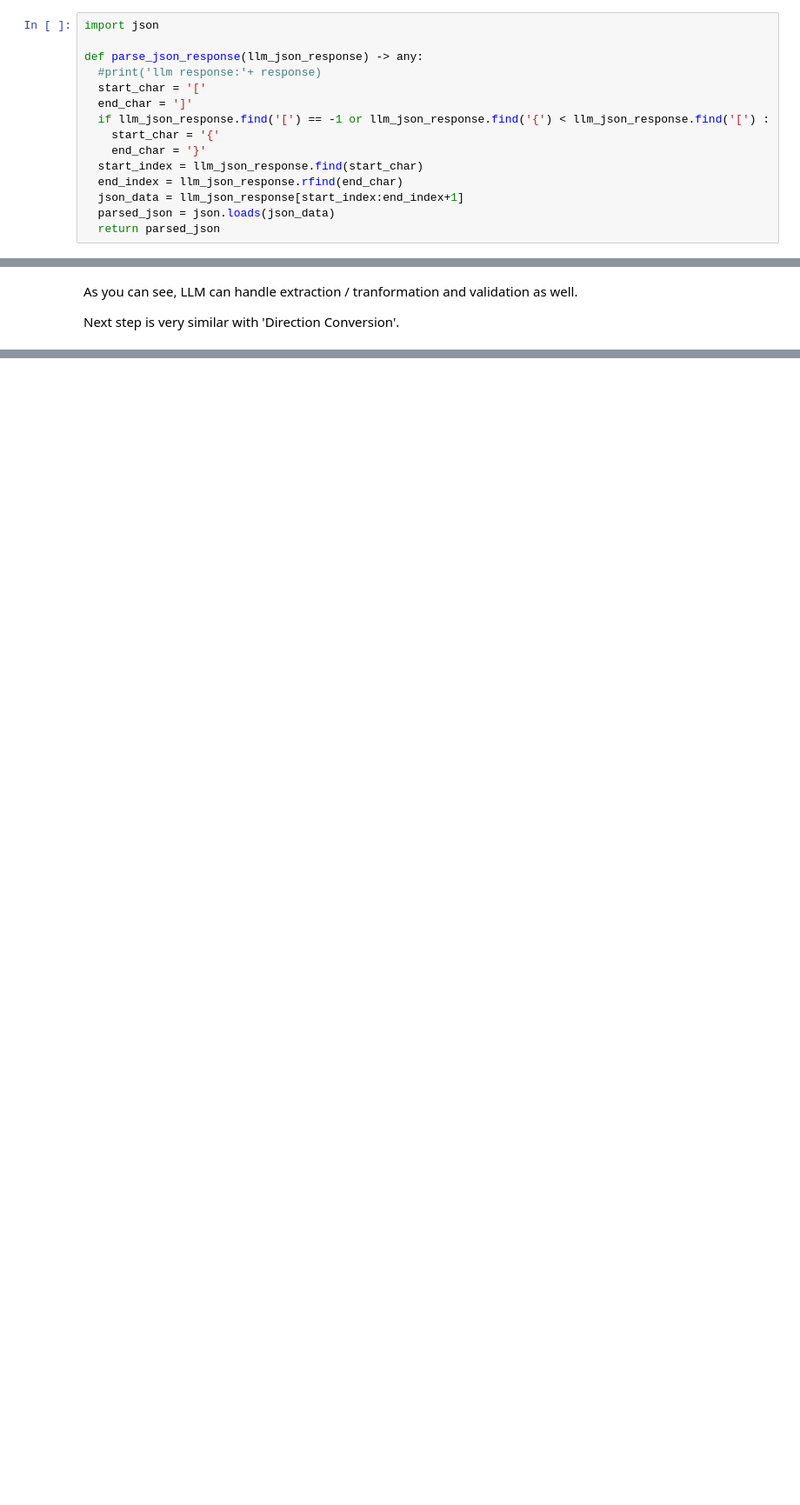
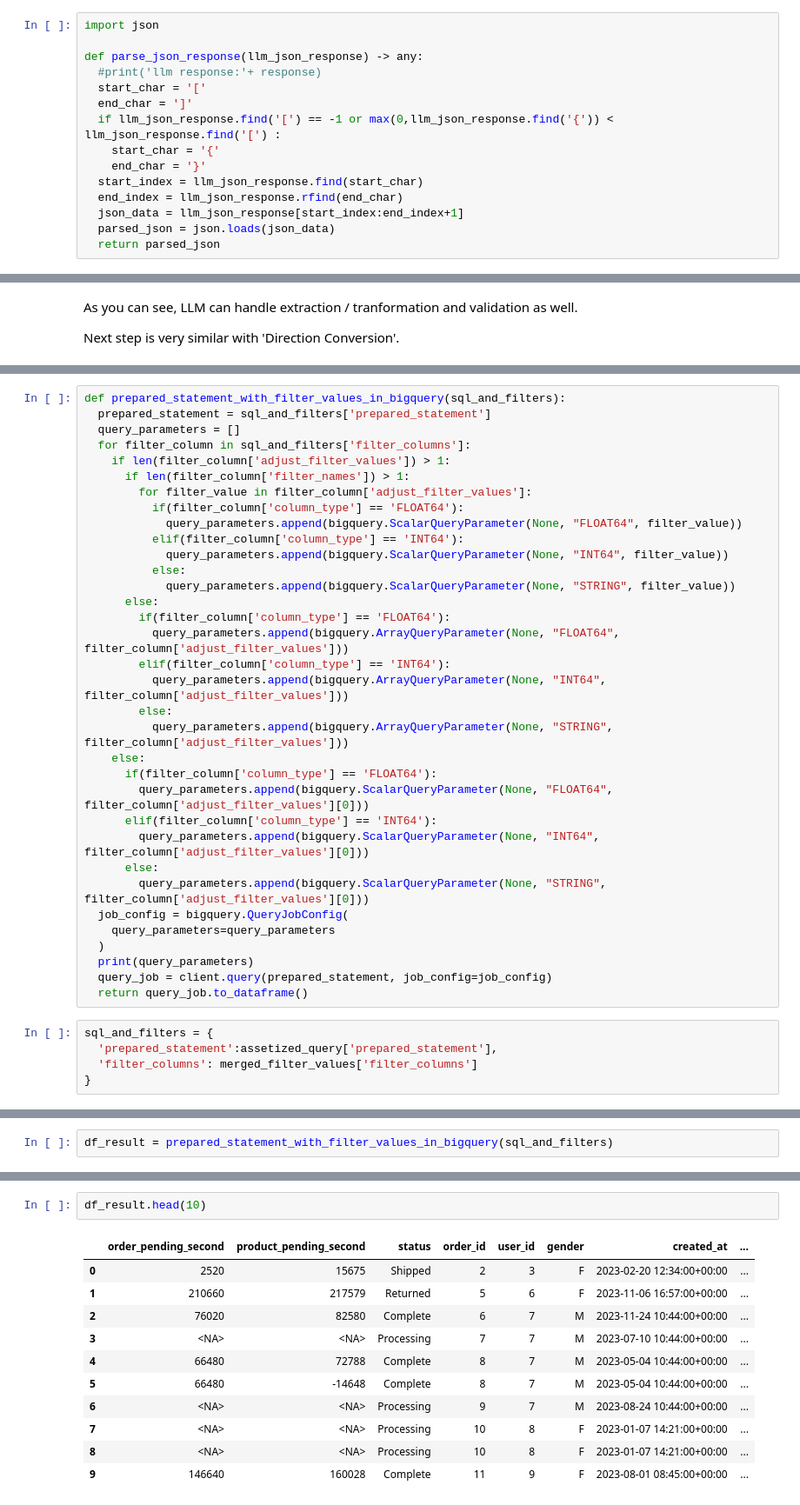
Before and after one commit to kpyopark/looker_palm_integration, a Jupyter notebook: nl_to_sql2.ipynb, the cells around one changed output, grey strips where cells are left out. Shown at 87% size. Cells and saved outputs as stored; diff of their text form; blank space fills up the shorter version.

```diff
--- a/nl_to_sql2.ipynb
+++ b/nl_to_sql2.ipynb
@@ -67,7 +67,7 @@ def parse_json_response(llm_json_response) -> any:
   #print('llm response:'+ response)
   start_char = '['
   end_char = ']'
-  if llm_json_response.find('[') == -1 or llm_json_response.find('{') < llm_json_response.find('[') :
+  if llm_json_response.find('[') == -1 or max(0,llm_json_response.find('{')) < llm_json_response.find('[') :
     start_char = '{'
     end_char = '}'
   start_index = llm_json_response.find(start_char)
@@ -369,0 +476,39 @@ Next step is very similar with 'Direction Conversion'.
+# %%
+def prepared_statement_with_filter_values_in_bigquery(sql_and_filters):
+  prepared_statement = sql_and_filters['prepared_statement']
+  query_parameters = []
+  for filter_column in sql_and_filters['filter_columns']:
+    if len(filter_column['adjust_filter_values']) > 1:
+      if len(filter_column['filter_names']) > 1:
+        for filter_value in filter_column['adjust_filter_values']:
+          if(filter_column['column_type'] == 'FLOAT64'):
+            query_parameters.append(bigquery.ScalarQueryParameter(None, "FLOAT64", filter_value))
+          elif(filter_column['column_type'] == 'INT64'):
+            query_parameters.append(bigquery.ScalarQueryParameter(None, "INT64", filter_value))
+          else:
+            query_parameters.append(bigquery.ScalarQueryParameter(None, "STRING", filter_value))
+      else:
+        if(filter_column['column_type'] == 'FLOAT64'):
+          query_parameters.append(bigquery.ArrayQueryParameter(None, "FLOAT64", filter_column['adjust_filter_values']))
+        elif(filter_column['column_type'] == 'INT64'):
+          query_parameters.append(bigquery.ArrayQueryParameter(None, "INT64", filter_column['adjust_filter_values']))
+        else:
+          query_parameters.append(bigquery.ArrayQueryParameter(None, "STRING", filter_column['adjust_filter_values']))
+    else:
+      if(filter_column['column_type'] == 'FLOAT64'):
+        query_parameters.append(bigquery.ScalarQueryParameter(None, "FLOAT64", filter_column['adjust_filter_values'][0]))
+      elif(filter_column['column_type'] == 'INT64'):
+        query_parameters.append(bigquery.ScalarQueryParameter(None, "INT64", filter_column['adjust_filter_values'][0]))
+      else:
+        query_parameters.append(bigquery.ScalarQueryParameter(None, "STRING", filter_column['adjust_filter_values'][0]))
+  job_config = bigquery.QueryJobConfig(
+    query_parameters=query_parameters
+  )
+  print(query_parameters)
+  query_job = client.query(prepared_statement, job_config=job_config)
+  return query_job.to_dataframe()
+# %%
+sql_and_filters = {
+  'prepared_statement':assetized_query['prepared_statement'],
+  'filter_columns': merged_filter_values['filter_columns']
+}
@@ -369,0 +535,2 @@ Next step is very similar with 'Direction Conversion'.
+# %%
+df_result = prepared_statement_with_filter_values_in_bigquery(sql_and_filters)
@@ -369,0 +539,14 @@ Next step is very similar with 'Direction Conversion'.
+# %%
+df_result.head(10)
+# %% [output]
+|  | order_pending_second | product_pending_second | status | order_id | user_id | gender | created_at | ... |
+| 0 | 2520 | 15675 | Shipped | 2 | 3 | F | 2023-02-20 12:34:00+00:00 | ... |
+| 1 | 210660 | 217579 | Returned | 5 | 6 | F | 2023-11-06 16:57:00+00:00 | ... |
+| 2 | 76020 | 82580 | Complete | 6 | 7 | M | 2023-11-24 10:44:00+00:00 | ... |
+| 3 | <NA> | <NA> | Processing | 7 | 7 | M | 2023-07-10 10:44:00+00:00 | ... |
+| 4 | 66480 | 72788 | Complete | 8 | 7 | M | 2023-05-04 10:44:00+00:00 | ... |
+| 5 | 66480 | -14648 | Complete | 8 | 7 | M | 2023-05-04 10:44:00+00:00 | ... |
+| 6 | <NA> | <NA> | Processing | 9 | 7 | M | 2023-08-24 10:44:00+00:00 | ... |
+| 7 | <NA> | <NA> | Processing | 10 | 8 | F | 2023-01-07 14:21:00+00:00 | ... |
+| 8 | <NA> | <NA> | Processing | 10 | 8 | F | 2023-01-07 14:21:00+00:00 | ... |
+| 9 | 146640 | 160028 | Complete | 11 | 9 | F | 2023-08-01 08:45:00+00:00 | ... |
```
Also changed, not shown: parts of 22 cells of this notebook.
